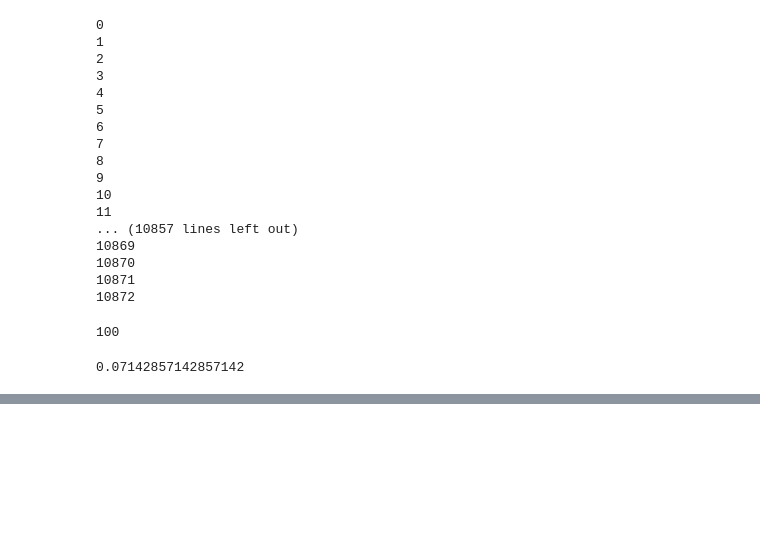
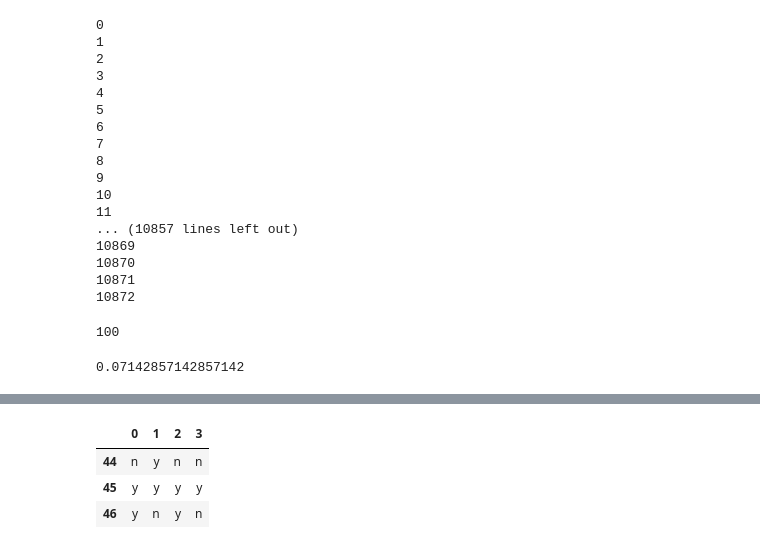
Before and after one commit to samarth1397/DetectingAllusion, a Jupyter notebook: notebooks/experiment.ipynb, the cells around one changed output, grey strips where cells are left out. Cells and saved outputs as stored; diff of their text form; code cells hidden in the pictures; blank space fills up the shorter version.

```diff
--- a/notebooks/experiment.ipynb
+++ b/notebooks/experiment.ipynb
@@ -1119,0 +1483,7 @@ sentenceSimilarity(s1,s2)
+# %%
+df[44:47]
+# %% [output]
+|  | 0 | 1 | 2 | 3 |
+| 44 | n | y | n | n |
+| 45 | y | y | y | y |
+| 46 | y | n | y | n |
```
Also changed, not shown: parts of 76 cells of this notebook, 52 other files.
